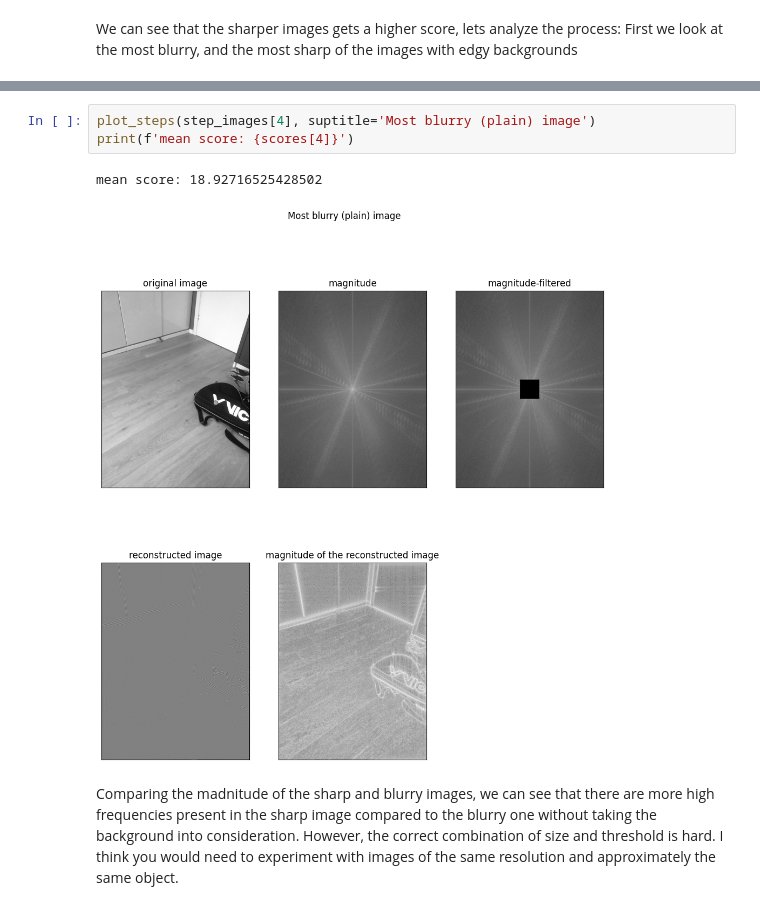
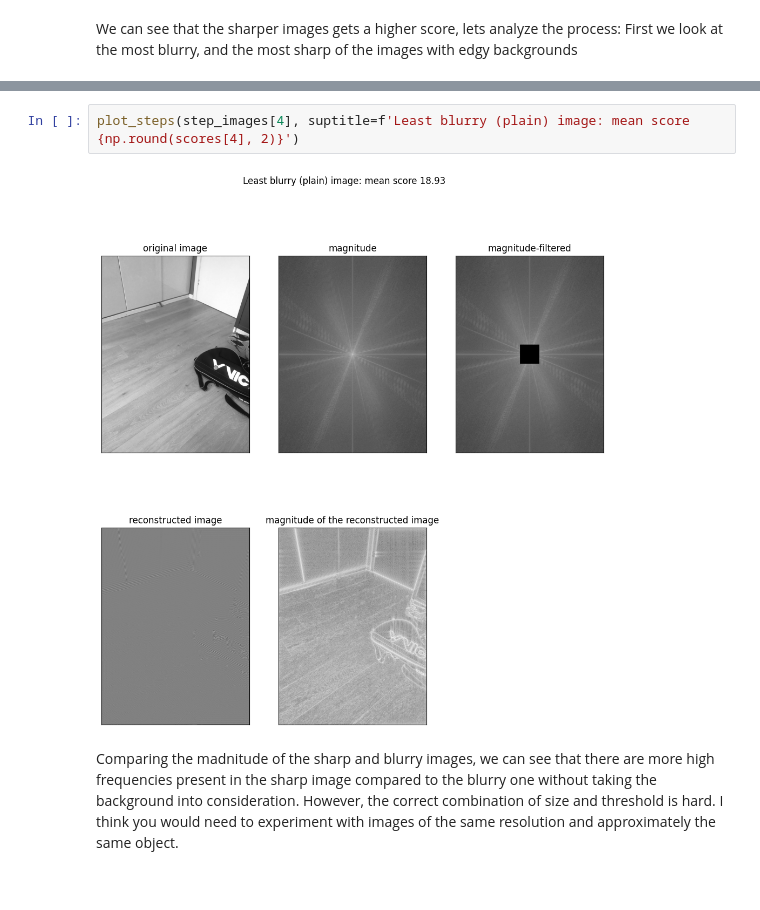
Before and after one commit to havardMoe/BlurDetectionDFT, a Jupyter notebook: code/blur_detection_results.ipynb, the cells around one changed output, grey strips where cells are left out. Cells and saved outputs as stored; diff of their text form.

```diff
--- a/code/blur_detection_results.ipynb
+++ b/code/blur_detection_results.ipynb
@@ -123,9 +123,7 @@ mean score: 5.338430743352916
 # %%
-plot_steps(step_images[4], suptitle='Most blurry (plain) image')
-print(f'mean score: {scores[4]}')
+plot_steps(step_images[4], suptitle=f'Least blurry (plain) image: mean score {np.round(scores[4], 2)}')
 # %% [output]
-mean score: 18.92716525428502
-[figure, old version]
+[figure, new version]
 # %% [markdown]
 Comparing the madnitude of the sharp and blurry images, we can see that there are more high frequencies present in the sharp image compared to the blurry one without taking the background into consideration.
 However, the correct combination of size and threshold is hard. I think you would need to experiment with images of the same resolution and approximately the same object.
```
Also changed, not shown: parts of 3 cells of this notebook, 8 other files.
